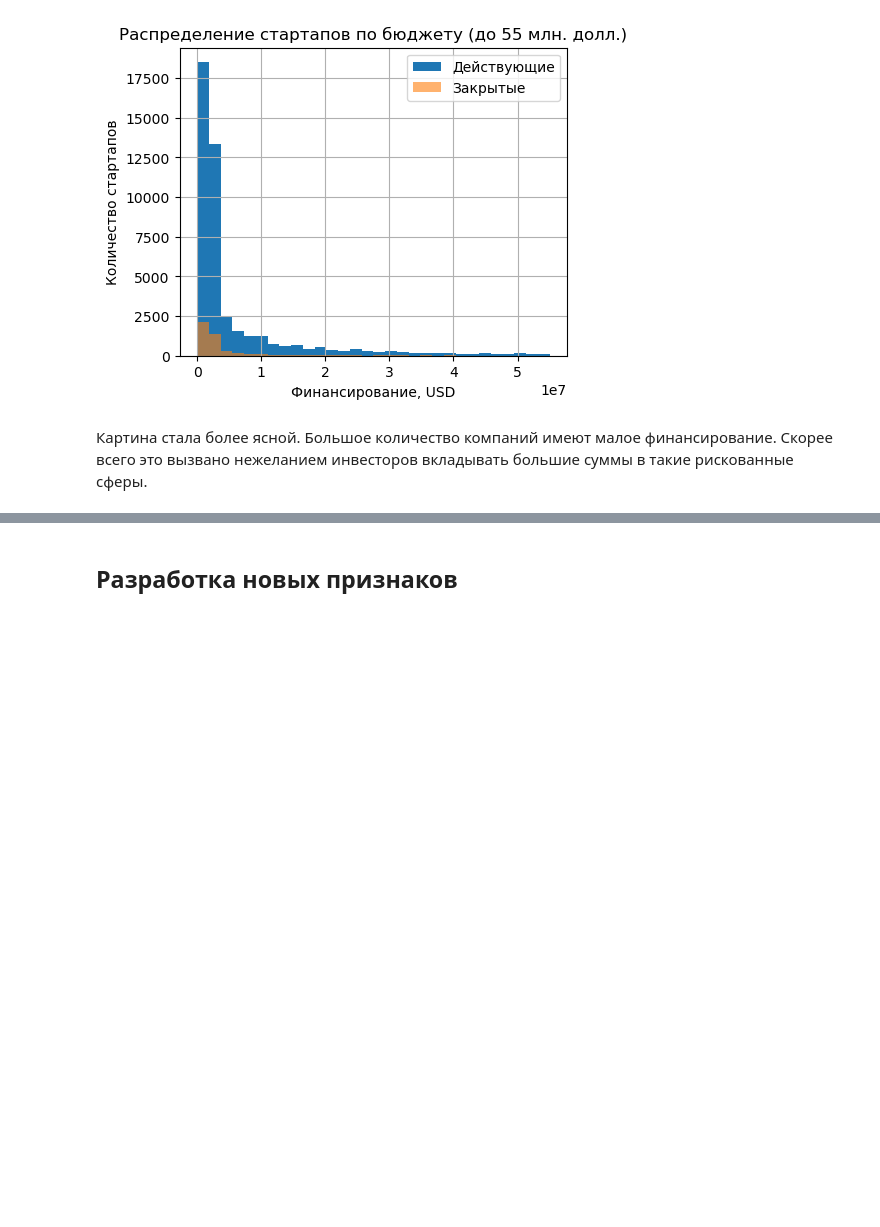
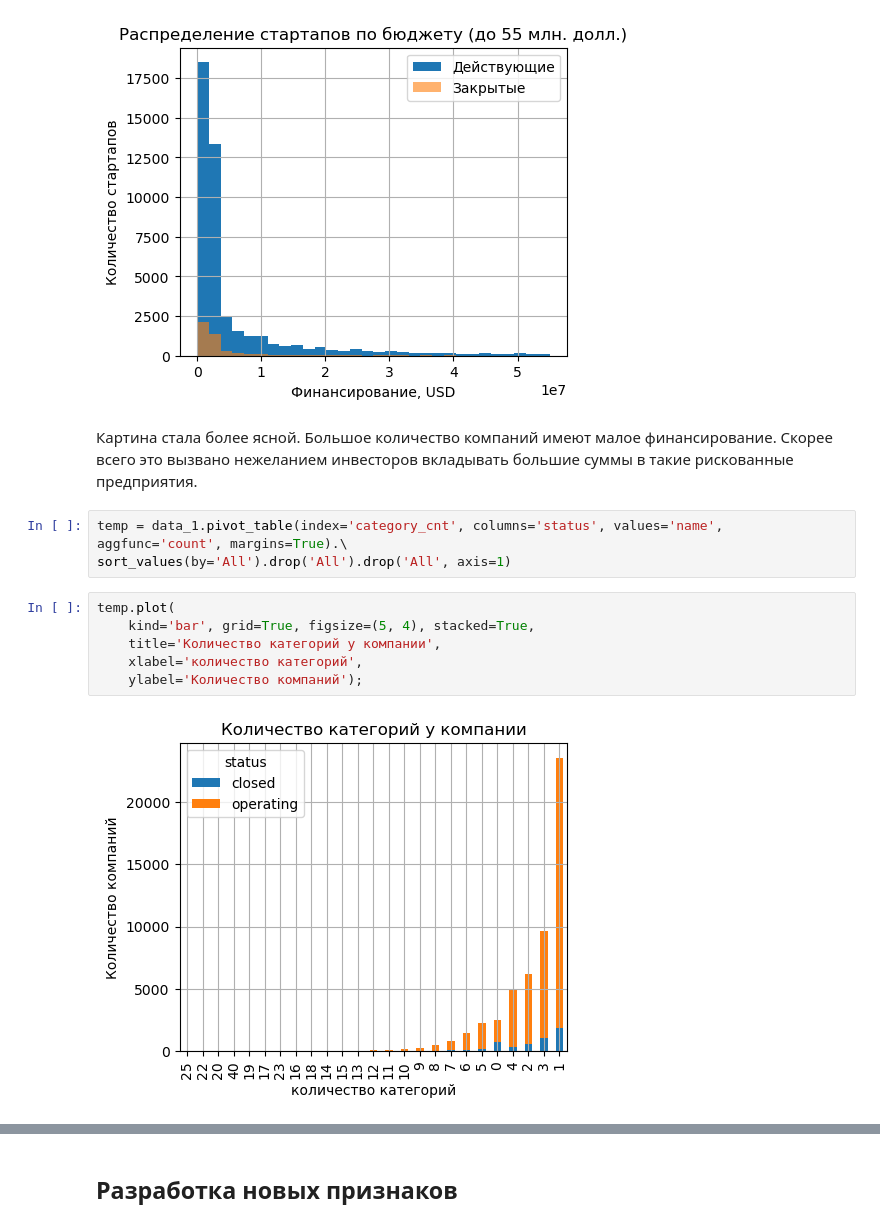
Before and after one commit to Ilya-Kokorin/good_startup, a Jupyter notebook: good_startup.ipynb, the cells around one changed output, grey strips where cells are left out. Drawn from its saved outputs; the diff is of its cells as text; blank space fills up the shorter version.

```diff
--- a/good_startup.ipynb
+++ b/good_startup.ipynb
@@ -611,4 +611,15 @@ plt.legend();
 # %% [output]
 [figure]
 # %% [markdown]
-Картина стала более ясной. Большое количество компаний имеют малое финансирование. Скорее всего это вызвано нежеланием инвесторов вкладывать большие суммы в такие рискованные сферы.
+Картина стала более ясной. Большое количество компаний имеют малое финансирование. Скорее всего это вызвано нежеланием инвесторов вкладывать большие суммы в такие рискованные предприятия.
+# %%
+temp = data_1.pivot_table(index='category_cnt', columns='status', values='name', aggfunc='count', margins=True).\
+sort_values(by='All').drop('All').drop('All', axis=1)
+# %%
+temp.plot(
+    kind='bar', grid=True, figsize=(5, 4), stacked=True,
+    title='Количество категорий у компании',
+    xlabel='количество категорий',
+    ylabel='Количество компаний');
+# %% [output]
+[figure, added]
```
Also changed, not shown: parts of 4 cells of this notebook.
